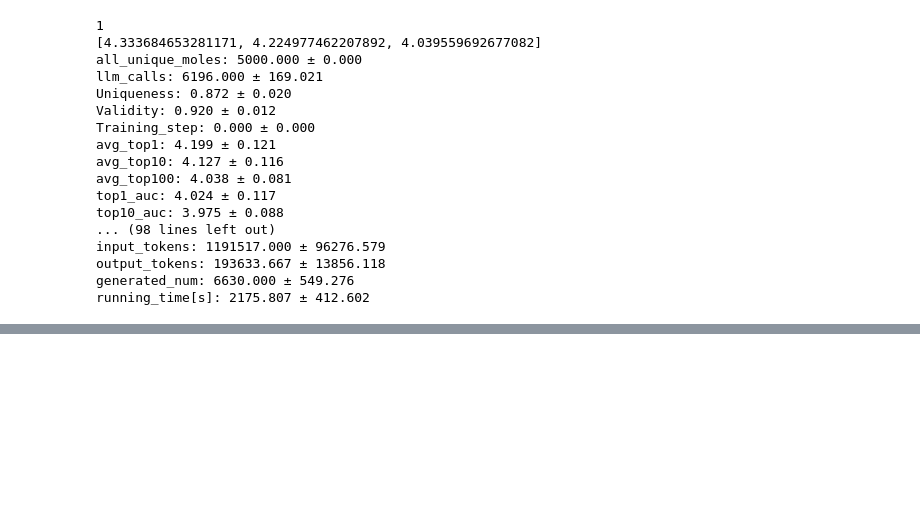
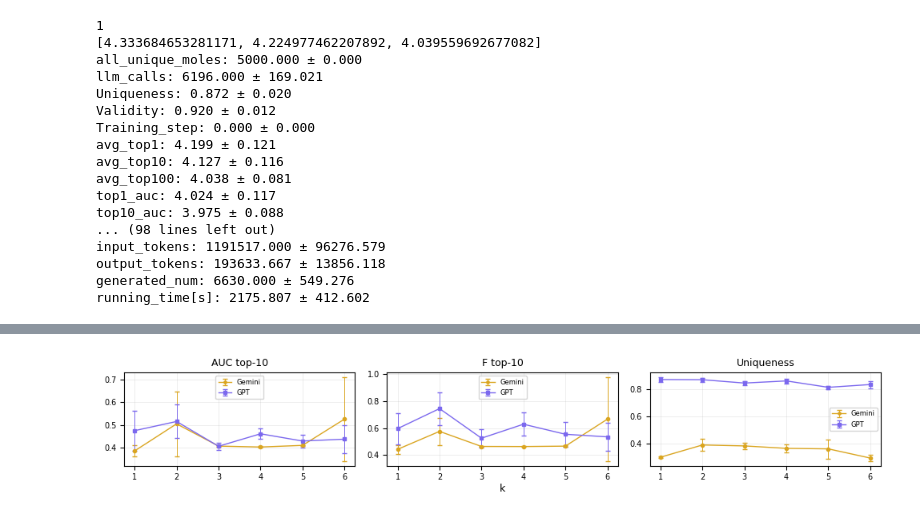
Before and after one commit to lzz-z/MCCE, a Jupyter notebook: results.ipynb, the cells around one changed output, grey strips where cells are left out. Drawn from its saved outputs; the diff is of its cells as text; code cells hidden in the pictures; blank space fills up the shorter version.

```diff
--- a/results.ipynb
+++ b/results.ipynb
@@ -126,0 +396,7 @@ for i in range(1,7):
+# %%
+import pickle
+with open('/root/nian/mollm_results/fusion/zgca,gemini-2.5-flash-nothinking/mols/l_delta_b_feasibility_0813_simple2build_42.pkl','rb') as f:
+    a = pickle.load(f)
+a = sorted(a['final_pops'],key=lambda x:x.total,reverse=True)
+for i in a:
+    print(i.total)
@@ -126,0 +605,39 @@ for i in range(1,7):
+# %%
+import matplotlib.pyplot as plt
+import numpy as np
+
+fig, axes = plt.subplots(1, 3, figsize=(10,2), sharex=True)
+k = np.arange(1, 7)
+
+# 自定义颜色
+color_gpt = (123/255, 104/255, 238/255)   # GPT
+color_gemini = (218/255, 165/255, 32/255)   # Gemini
+
+metrics = [
+    ("AUC top-10", np.array(gemini_aucs_mean)-3.5, gemini_aucs_std, np.array(gpt_aucs_mean)-3.5, gpt_aucs_std),
+    ("F top-10", np.array(gemini_f10_mean)-3.5, gemini_f10_std, np.array(gpt_f10_mean)-3.5, gpt_f10_std),
+    ("Uniqueness", gemini_uni_mean, gemini_uni_std, gpt_uni_mean, gpt_uni_std)
+]
+
+for i, (ax, (title, g_mean, g_std, p_mean, p_std)) in enumerate(zip(axes, metrics)):
+    ax.errorbar(k, g_mean, yerr=g_std,
+                marker='o', markersize=3, linewidth=1, elinewidth=0.7, capsize=2,
+                color=color_gemini, label="Gemini", linestyle='-')
+    ax.errorbar(k, p_mean, yerr=p_std,
+                marker='s', markersize=3, linewidth=1, elinewidth=0.7, capsize=2,
+                color=color_gpt, label="GPT", linestyle='-')
+    ax.set_title(title, fontsize=9)
+    ax.set_xticks(k)
+    ax.tick_params(axis='both', labelsize=7)
+    ax.grid(alpha=0.3, linewidth=0.5)
+    ax.legend(fontsize=6, markerscale=0.8)
+    if i == 1:
+        ax.set_xlabel("k", fontsize=9, labelpad=2)
+
+# 整个图只显示一次 xlabel
+#fig.supxlabel("k", fontsize=9)
+
+plt.tight_layout()
+plt.show()
+# %% [output]
+[figure, added]
```
Also changed, not shown: parts of 27 cells of this notebook, 6 other files.
